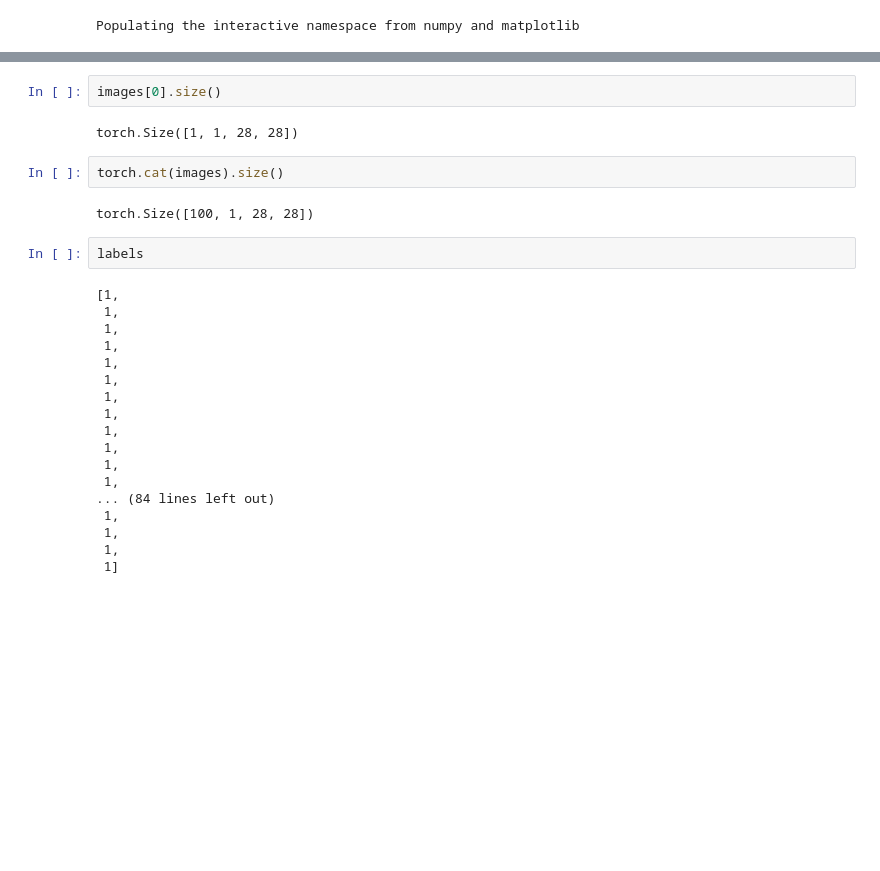
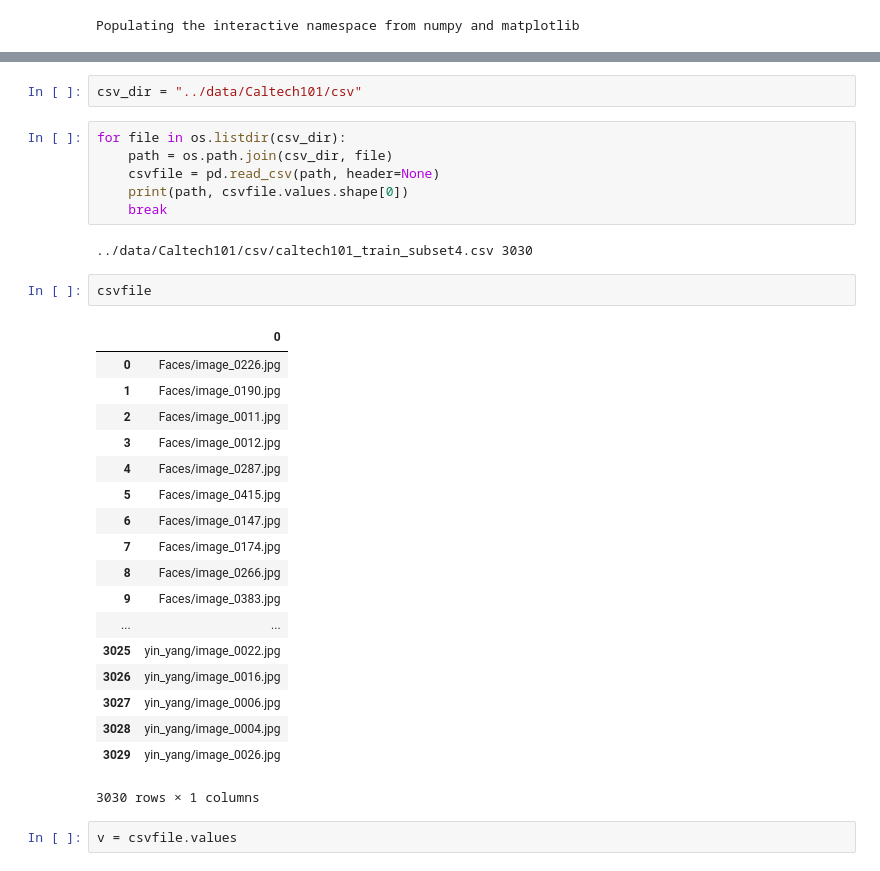
Before and after one commit to JiaxinZhuang/Interpretation, a Jupyter notebook: jupyter/draft.ipynb, the cells around one changed output, grey strips where cells are left out. Drawn from its saved outputs; the diff is of its cells as text; blank space fills up the shorter version.

```diff
--- a/jupyter/draft.ipynb
+++ b/jupyter/draft.ipynb
@@ -76,28 +14,33 @@ for img, label in mnist:
-# %%
-images[0].size()
-# %% [output]
-torch.Size([1, 1, 28, 28])
-# %%
-torch.cat(images).size()
-# %% [output]
-torch.Size([100, 1, 28, 28])
-# %%
-labels
-# %% [output]
-[1,
- 1,
- 1,
- 1,
- 1,
- 1,
- 1,
- 1,
- 1,
- 1,
- 1,
- 1,
-... (84 lines left out)
- 1,
- 1,
- 1,
- 1]
+# %%
+csv_dir = "../data/Caltech101/csv"
+# %%
+for file in os.listdir(csv_dir):
+    path = os.path.join(csv_dir, file)
+    csvfile = pd.read_csv(path, header=None)
+    print(path, csvfile.values.shape[0])
+    break
+# %% [output]
+../data/Caltech101/csv/caltech101_train_subset4.csv 3030
+# %%
+csvfile
+# %% [output]
+|  | 0 |
+| 0 | Faces/image_0226.jpg |
+| 1 | Faces/image_0190.jpg |
+| 2 | Faces/image_0011.jpg |
+| 3 | Faces/image_0012.jpg |
+| 4 | Faces/image_0287.jpg |
+| 5 | Faces/image_0415.jpg |
+| 6 | Faces/image_0147.jpg |
+| 7 | Faces/image_0174.jpg |
+| 8 | Faces/image_0266.jpg |
+| 9 | Faces/image_0383.jpg |
+| ... | ... |
+| 3025 | yin_yang/image_0022.jpg |
+| 3026 | yin_yang/image_0016.jpg |
+| 3027 | yin_yang/image_0006.jpg |
+| 3028 | yin_yang/image_0004.jpg |
+| 3029 | yin_yang/image_0026.jpg |
+3030 rows × 1 columns
+# %%
+v = csvfile.values
```
Also changed, not shown: parts of 26 cells of this notebook, 26 other files.
